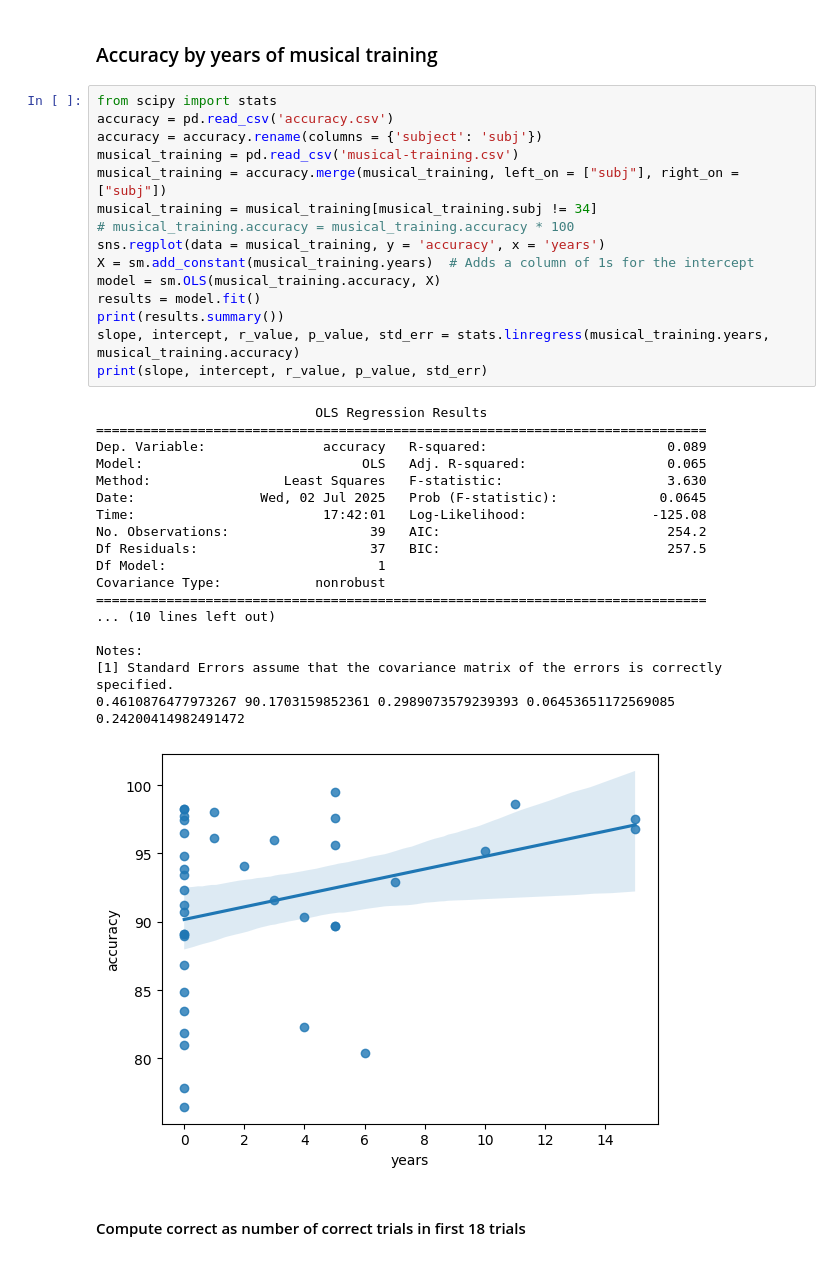
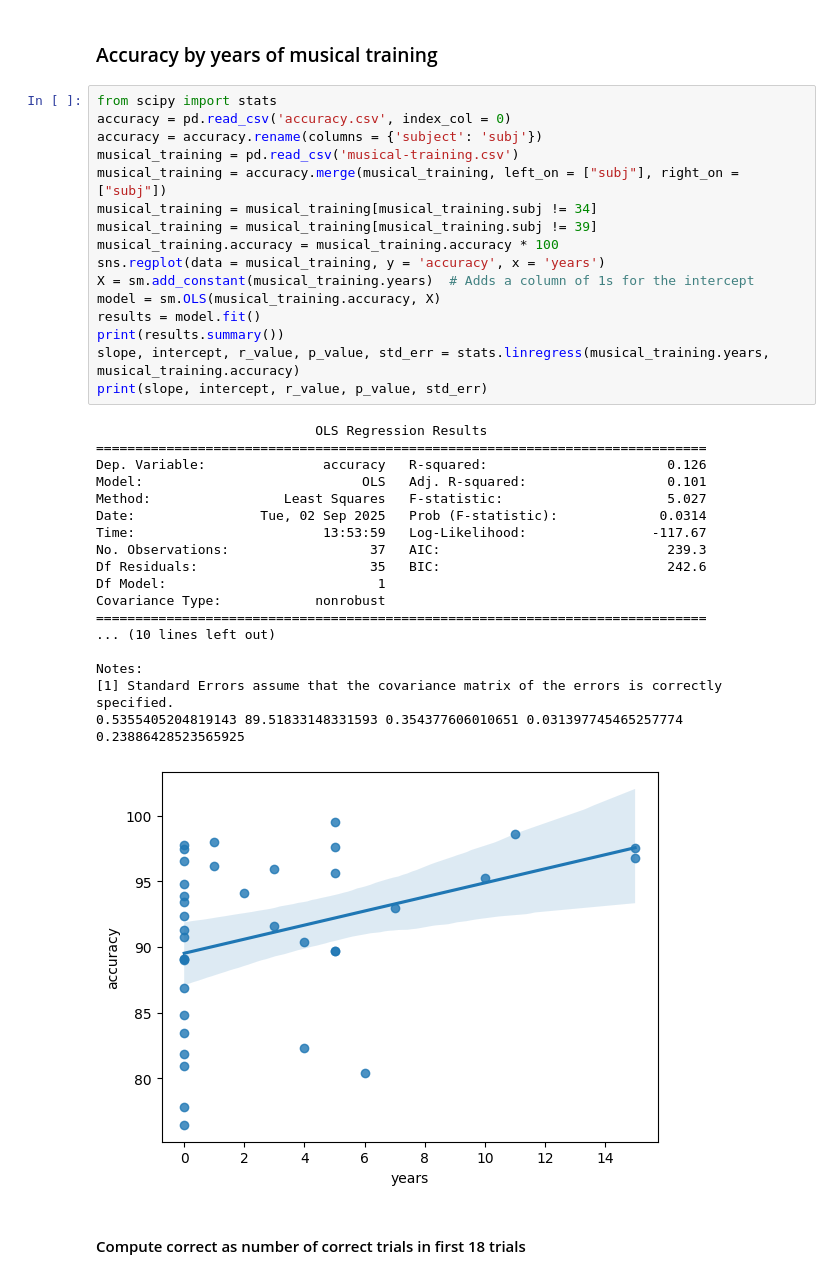
Before and after one commit to letitiayhho/tone-target-monitoring, a Jupyter notebook: analysis/accuracies.ipynb, the cells around one changed output. Drawn from its saved outputs; the diff is of its cells as text.

Commit message:
Change accuracy in figure to %

```diff
--- a/analysis/accuracies.ipynb
+++ b/analysis/accuracies.ipynb
@@ -127,38 +127,39 @@ median: 0.9233681568975683
 ### Accuracy by years of musical training
 # %%
 from scipy import stats
-accuracy = pd.read_csv('accuracy.csv')
+accuracy = pd.read_csv('accuracy.csv', index_col = 0)
 accuracy = accuracy.rename(columns = {'subject': 'subj'})
 musical_training = pd.read_csv('musical-training.csv')
 musical_training = accuracy.merge(musical_training, left_on = ["subj"], right_on = ["subj"])
 musical_training = musical_training[musical_training.subj != 34]
-# musical_training.accuracy = musical_training.accuracy * 100
+musical_training = musical_training[musical_training.subj != 39]
+musical_training.accuracy = musical_training.accuracy * 100
 sns.regplot(data = musical_training, y = 'accuracy', x = 'years')
 X = sm.add_constant(musical_training.years)  # Adds a column of 1s for the intercept
 model = sm.OLS(musical_training.accuracy, X)
 results = model.fit()
 print(results.summary())
 slope, intercept, r_value, p_value, std_err = stats.linregress(musical_training.years, musical_training.accuracy)
 print(slope, intercept, r_value, p_value, std_err)
 # %% [output]
                             OLS Regression Results
 ==============================================================================
-Dep. Variable:               accuracy   R-squared:                       0.089
-Model:                            OLS   Adj. R-squared:                  0.065
-Method:                 Least Squares   F-statistic:                     3.630
-Date:                Wed, 02 Jul 2025   Prob (F-statistic):             0.0645
-Time:                        17:42:01   Log-Likelihood:                -125.08
-No. Observations:                  39   AIC:                             254.2
-Df Residuals:                      37   BIC:                             257.5
+Dep. Variable:               accuracy   R-squared:                       0.126
+Model:                            OLS   Adj. R-squared:                  0.101
+Method:                 Least Squares   F-statistic:                     5.027
+Date:                Tue, 02 Sep 2025   Prob (F-statistic):             0.0314
+Time:                        13:53:59   Log-Likelihood:                -117.67
+No. Observations:                  37   AIC:                             239.3
+Df Residuals:                      35   BIC:                             242.6
 Df Model:                           1
 Covariance Type:            nonrobust
 ==============================================================================
 ... (10 lines left out)
 
 Notes:
 [1] Standard Errors assume that the covariance matrix of the errors is correctly specified.
-0.4610876477973267 90.1703159852361 0.2989073579239393 0.06453651172569085 0.24200414982491472
+0.5355405204819143 89.51833148331593 0.354377606010651 0.031397745465257774 0.23886428523565925
-[figure, old version]
+[figure, new version]
 # %% [markdown]
 #### Compute correct as number of correct trials in first 18 trials
 # %%
```
Also changed, not shown: parts of 3 cells of this notebook.
